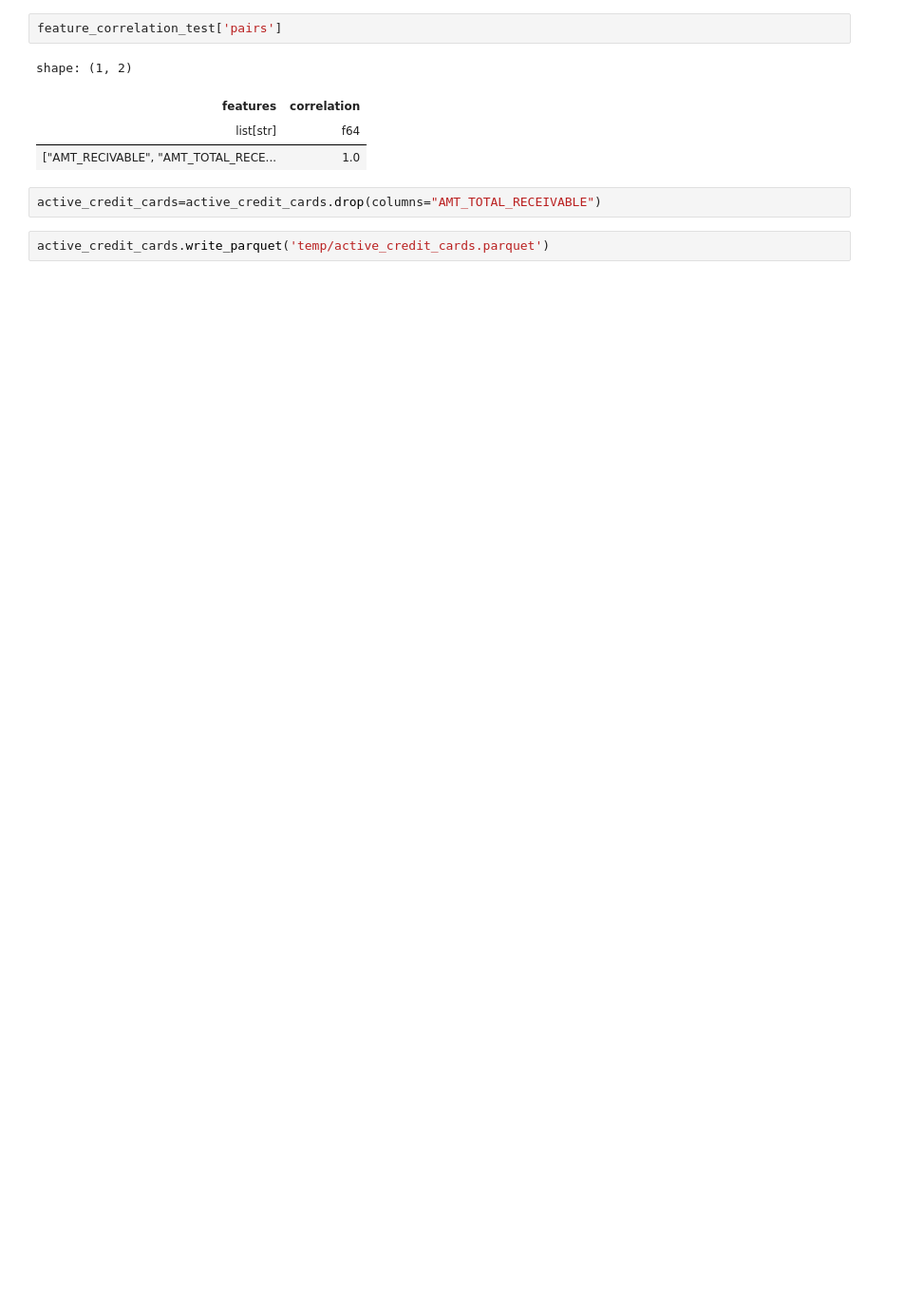
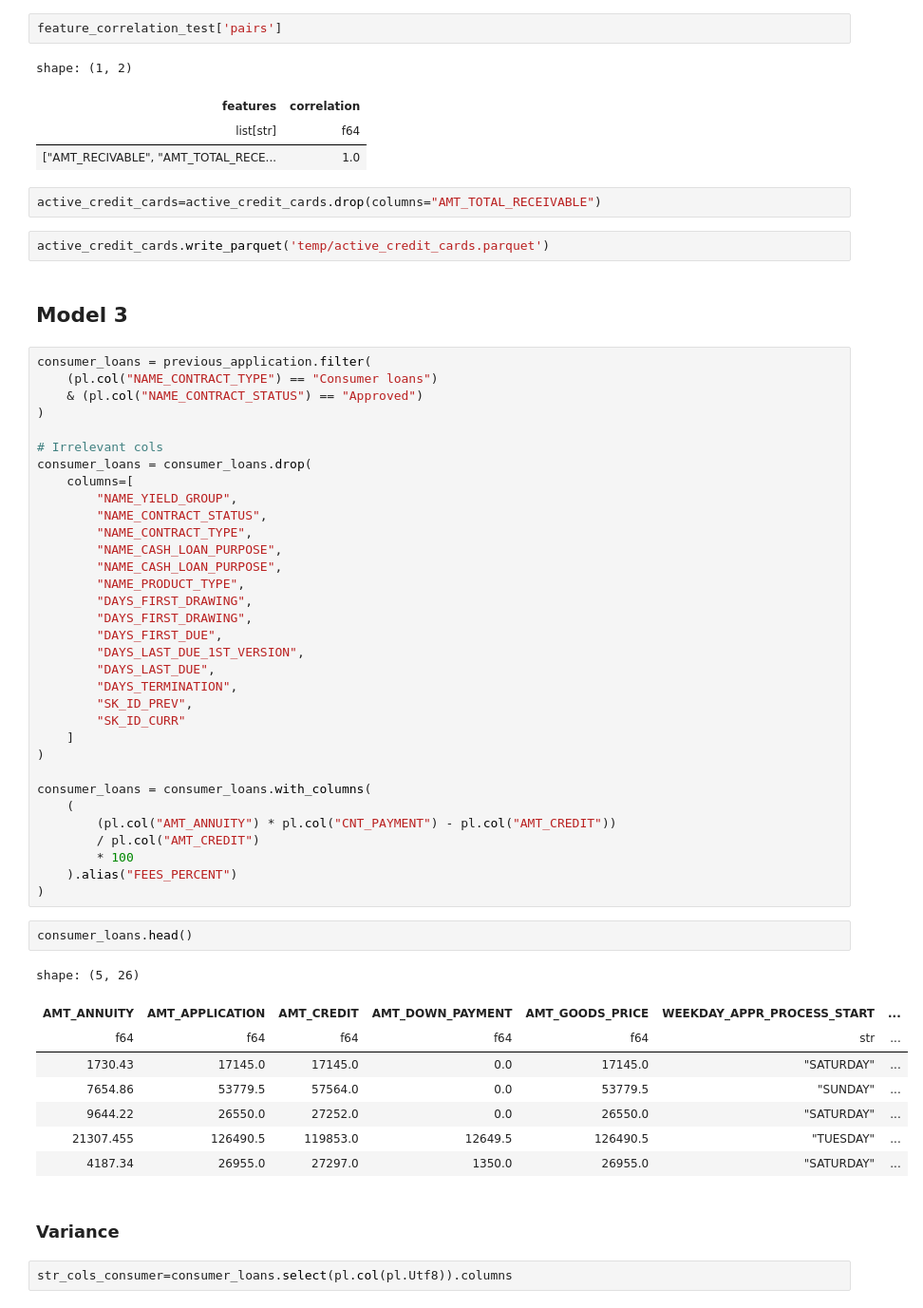
Before and after one commit to gediminas-skvarnavicius/home-credit-group-ml, a Jupyter notebook: feature_generation_model2-3.ipynb, the cells around one changed output. Shown: that part at 95% size. Drawn from its saved outputs; the diff is of its cells as text; blank space fills up the shorter version.

Commit message:
oversampling solved feature selection updated

```diff
--- a/feature_generation_model2.ipynb
+++ b/feature_generation_model2-3.ipynb
@@ -334,3 +334,53 @@ shape: (1, 2)
 active_credit_cards=active_credit_cards.drop(columns="AMT_TOTAL_RECEIVABLE")
 # %%
 active_credit_cards.write_parquet('temp/active_credit_cards.parquet')
+# %% [markdown]
+## Model 3
+# %%
+consumer_loans = previous_application.filter(
+    (pl.col("NAME_CONTRACT_TYPE") == "Consumer loans")
+    & (pl.col("NAME_CONTRACT_STATUS") == "Approved")
+)
+
+# Irrelevant cols
+consumer_loans = consumer_loans.drop(
+    columns=[
+        "NAME_YIELD_GROUP",
+        "NAME_CONTRACT_STATUS",
+        "NAME_CONTRACT_TYPE",
+        "NAME_CASH_LOAN_PURPOSE",
+        "NAME_CASH_LOAN_PURPOSE",
+        "NAME_PRODUCT_TYPE",
+        "DAYS_FIRST_DRAWING",
+        "DAYS_FIRST_DRAWING",
+        "DAYS_FIRST_DUE",
+        "DAYS_LAST_DUE_1ST_VERSION",
+        "DAYS_LAST_DUE",
+        "DAYS_TERMINATION",
+        "SK_ID_PREV",
+        "SK_ID_CURR"
+    ]
+)
+
+consumer_loans = consumer_loans.with_columns(
+    (
+        (pl.col("AMT_ANNUITY") * pl.col("CNT_PAYMENT") - pl.col("AMT_CREDIT"))
+        / pl.col("AMT_CREDIT")
+        * 100
+    ).alias("FEES_PERCENT")
+)
+# %%
+consumer_loans.head()
+# %% [output]
+shape: (5, 26)
+| AMT_ANNUITY | AMT_APPLICATION | AMT_CREDIT | AMT_DOWN_PAYMENT | AMT_GOODS_PRICE | WEEKDAY_APPR_PROCESS_START | ... |
+| f64 | f64 | f64 | f64 | f64 | str | ... |
+| 1730.43 | 17145.0 | 17145.0 | 0.0 | 17145.0 | "SATURDAY" | ... |
+| 7654.86 | 53779.5 | 57564.0 | 0.0 | 53779.5 | "SUNDAY" | ... |
+| 9644.22 | 26550.0 | 27252.0 | 0.0 | 26550.0 | "SATURDAY" | ... |
+| 21307.455 | 126490.5 | 119853.0 | 12649.5 | 126490.5 | "TUESDAY" | ... |
+| 4187.34 | 26955.0 | 27297.0 | 1350.0 | 26955.0 | "SATURDAY" | ... |
+# %% [markdown]
+### Variance
+# %%
+str_cols_consumer=consumer_loans.select(pl.col(pl.Utf8)).columns
```
Also changed, not shown: parts of 9 cells of this notebook, 4 other files.
